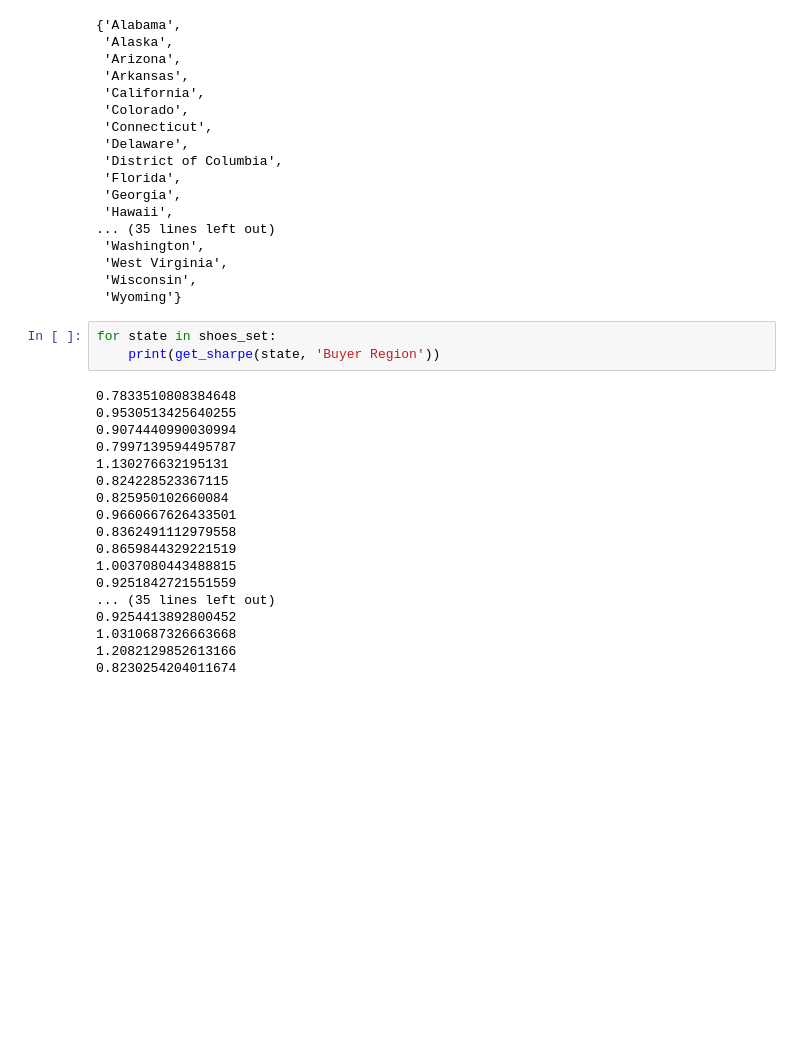
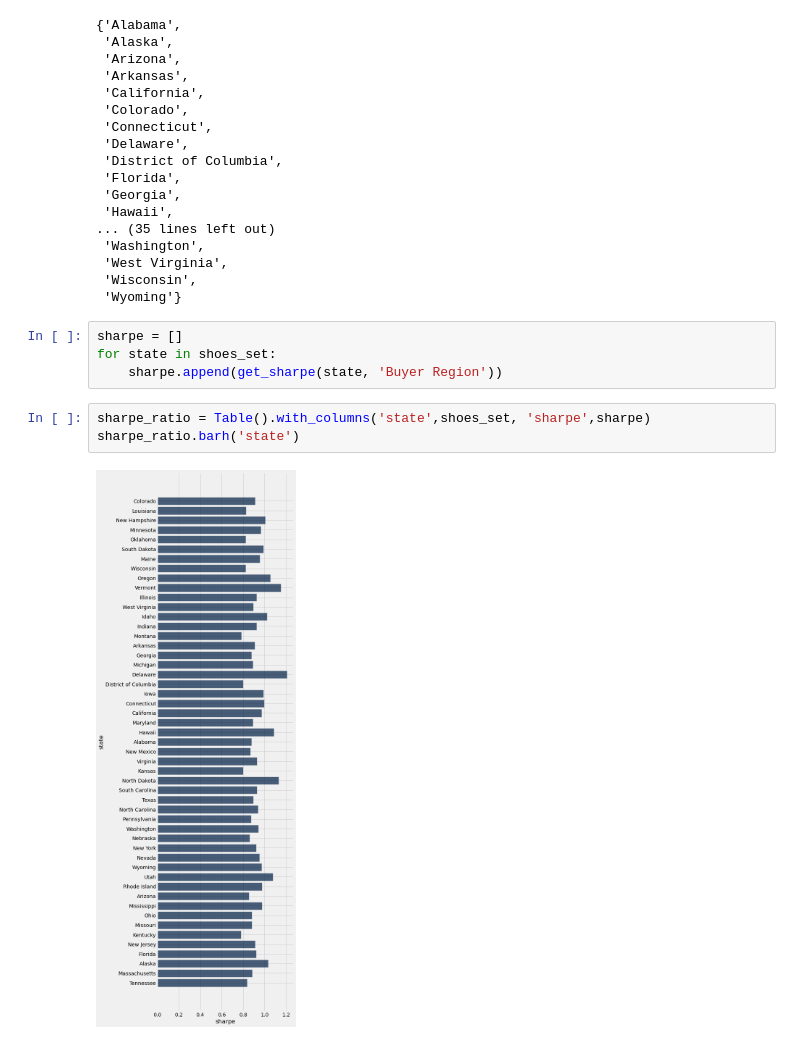
Before and after one commit to Chyun21/research-chris, a Jupyter notebook: Shoes research.ipynb, the cells around one changed output. Cells and saved outputs as stored; diff of their text form; blank space fills up the shorter version.

```diff
--- a/Shoes research.ipynb
+++ b/Shoes research.ipynb
@@ -594,23 +576,11 @@ shoes_set
  'Wisconsin',
  'Wyoming'}
 # %%
+sharpe = []
 for state in shoes_set:
-    print(get_sharpe(state, 'Buyer Region'))
+    sharpe.append(get_sharpe(state, 'Buyer Region'))
-# %% [output]
-0.7833510808384648
-0.9530513425640255
-0.9074440990030994
-0.7997139594495787
-1.130276632195131
-0.824228523367115
-0.825950102660084
-0.9660667626433501
-0.8362491112979558
-0.8659844329221519
-1.0037080443488815
-0.9251842721551559
-... (35 lines left out)
-0.9254413892800452
-1.0310687326663668
-1.2082129852613166
-0.8230254204011674
+# %%
+sharpe_ratio = Table().with_columns('state',shoes_set, 'sharpe',sharpe)
+sharpe_ratio.barh('state')
+# %% [output]
+[figure, added]
```
Also changed, not shown: parts of 15 cells of this notebook.
